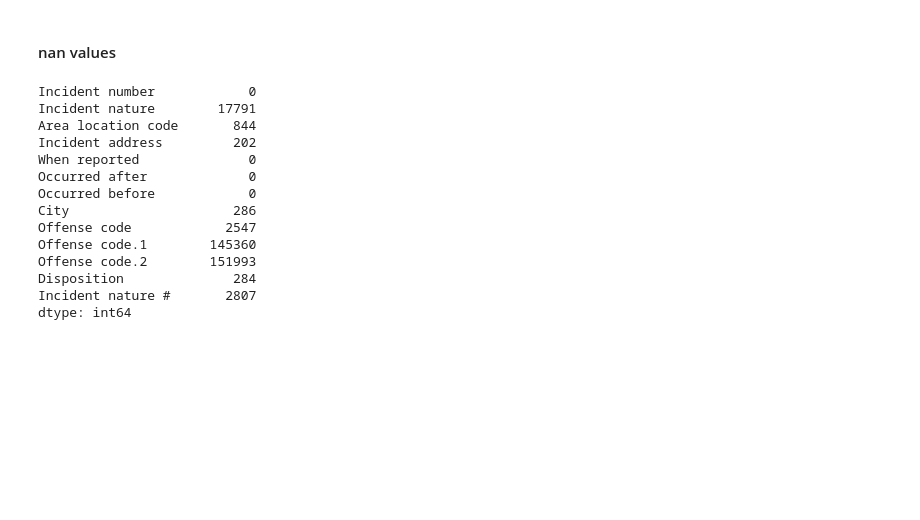
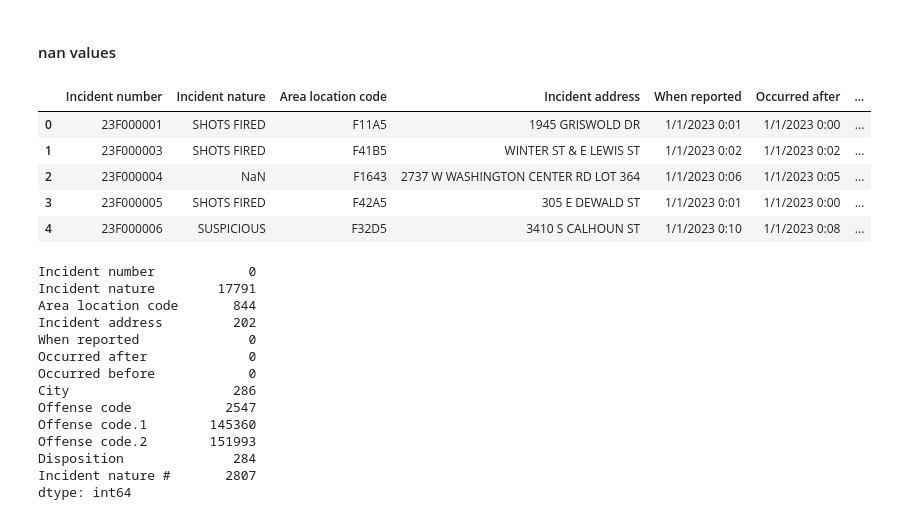
Before and after one commit to Galium-aparine/Crime-Research-2023-PFW, a Jupyter notebook: year2023.ipynb, the cells around one changed output. Saved outputs shown, nothing was run; the diff lists cells and outputs as text; code cells hidden in the pictures; blank space fills up the shorter version.

```diff
--- a/year2023.ipynb
+++ b/year2023.ipynb
@@ -6,7 +6,7 @@ import numpy as np
 # %% [markdown]
 ##### reading in data
 # %%
-yr2023 = pd.read_csv('C:/Users/madel/Documents/CRIME/ftwayne2023.csv')
+yr2023 = pd.read_csv('C:/Users/madel/Documents/CRIME/fortwayne2023.csv')
 yr2023.head()
 # %% [output]
 |  | Incident number | Incident nature | Area location code | Incident address | When reported | Occurred after | ... |
@@ -64,6 +64,14 @@ incident = [str(x).strip(' ') for x in incident]
 #### nan values
 # %%
 yr2023.replace(r'^\s*$', np.nan, regex=True, inplace=True)
+yr2023.head()
+# %% [output]
+|  | Incident number | Incident nature | Area location code | Incident address | When reported | Occurred after | ... |
+| 0 | 23F000001 | SHOTS FIRED | F11A5 | 1945 GRISWOLD DR | 1/1/2023 0:01 | 1/1/2023 0:00 | ... |
+| 1 | 23F000003 | SHOTS FIRED | F41B5 | WINTER ST & E LEWIS ST | 1/1/2023 0:02 | 1/1/2023 0:02 | ... |
+| 2 | 23F000004 | NaN | F1643 | 2737 W WASHINGTON CENTER RD LOT 364 | 1/1/2023 0:06 | 1/1/2023 0:05 | ... |
+| 3 | 23F000005 | SHOTS FIRED | F42A5 | 305 E DEWALD ST | 1/1/2023 0:01 | 1/1/2023 0:00 | ... |
+| 4 | 23F000006 | SUSPICIOUS | F32D5 | 3410 S CALHOUN ST | 1/1/2023 0:10 | 1/1/2023 0:08 | ... |
 # %%
 yr2023.isna().sum()
 # %% [output]
```
Also changed, not shown: parts of 14 cells of this notebook, 1 other file.
